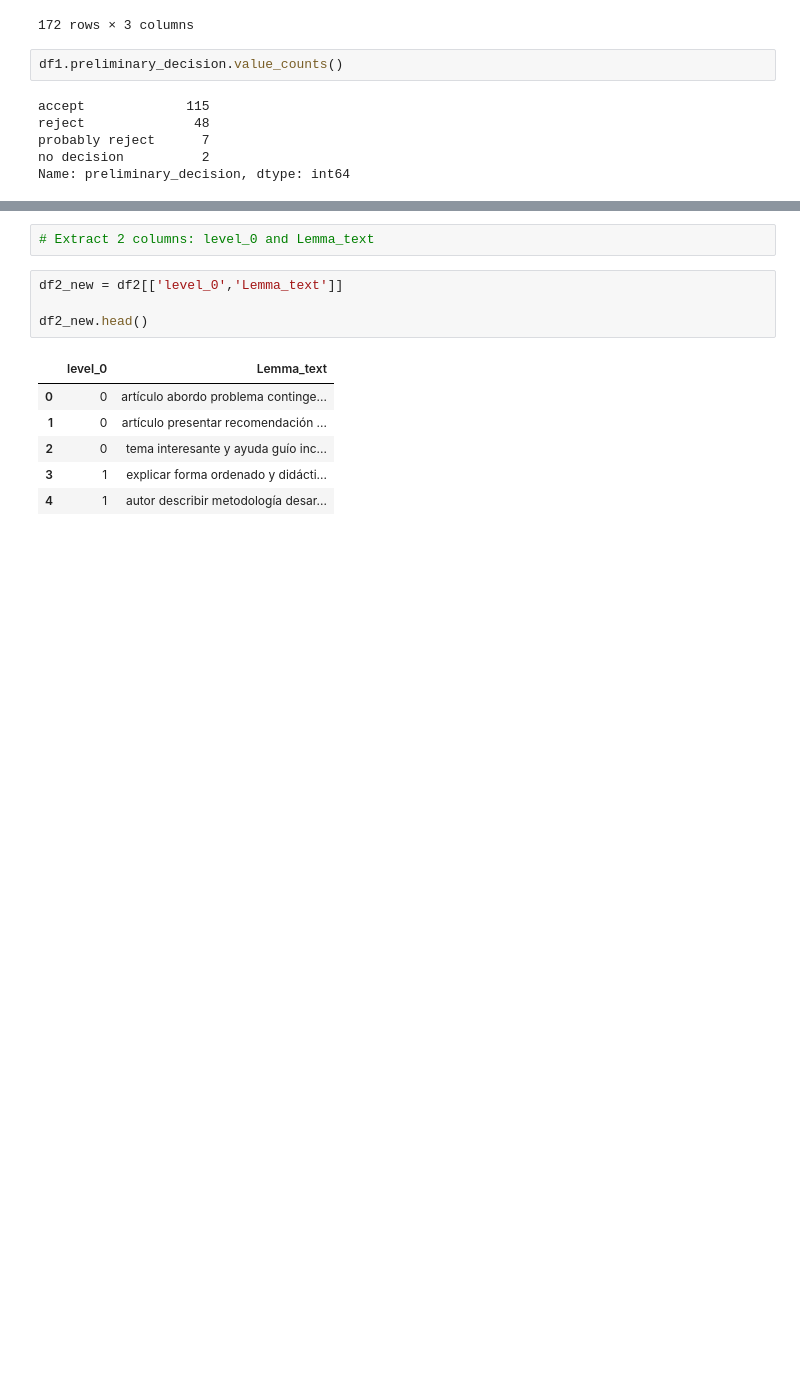
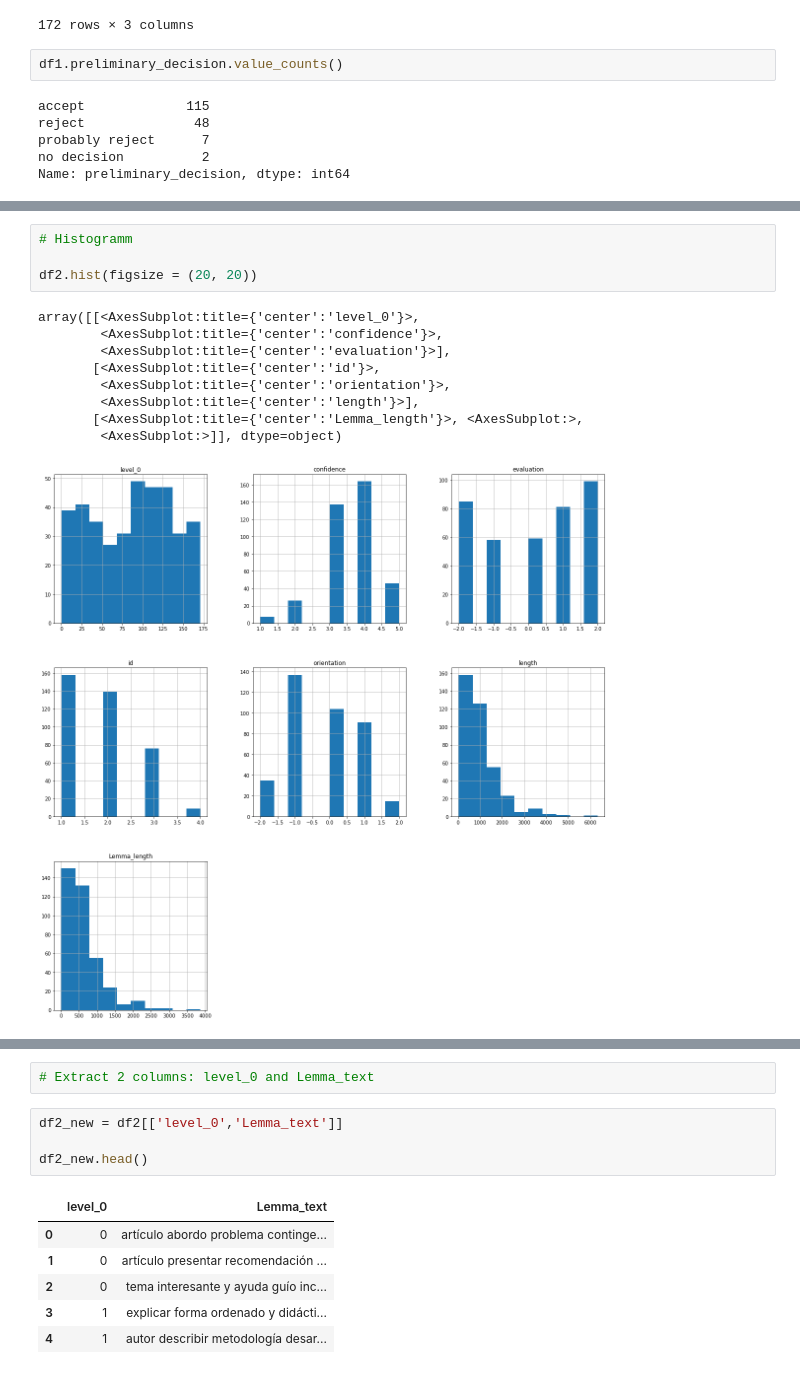
Before and after one commit to isanjawa/Sentiment-analysis-on-Peers-Reviews, a Jupyter notebook: Preliminary_decisions.ipynb, the cells around one changed output, grey strips where cells are left out. Saved outputs shown, nothing was run; the diff lists cells and outputs as text; blank space fills up the shorter version.

```diff
--- a/Preliminary_decisions.ipynb
+++ b/Preliminary_decisions.ipynb
@@ -72,0 +121,14 @@ df2
+# %%
+# Histogramm
+
+df2.hist(figsize = (20, 20))
+# %% [output]
+array([[<AxesSubplot:title={'center':'level_0'}>,
+        <AxesSubplot:title={'center':'confidence'}>,
+        <AxesSubplot:title={'center':'evaluation'}>],
+       [<AxesSubplot:title={'center':'id'}>,
+        <AxesSubplot:title={'center':'orientation'}>,
+        <AxesSubplot:title={'center':'length'}>],
+       [<AxesSubplot:title={'center':'Lemma_length'}>, <AxesSubplot:>,
+        <AxesSubplot:>]], dtype=object)
+[figure, added]
```
Also changed, not shown: parts of 42 cells of this notebook, 3 other files.
